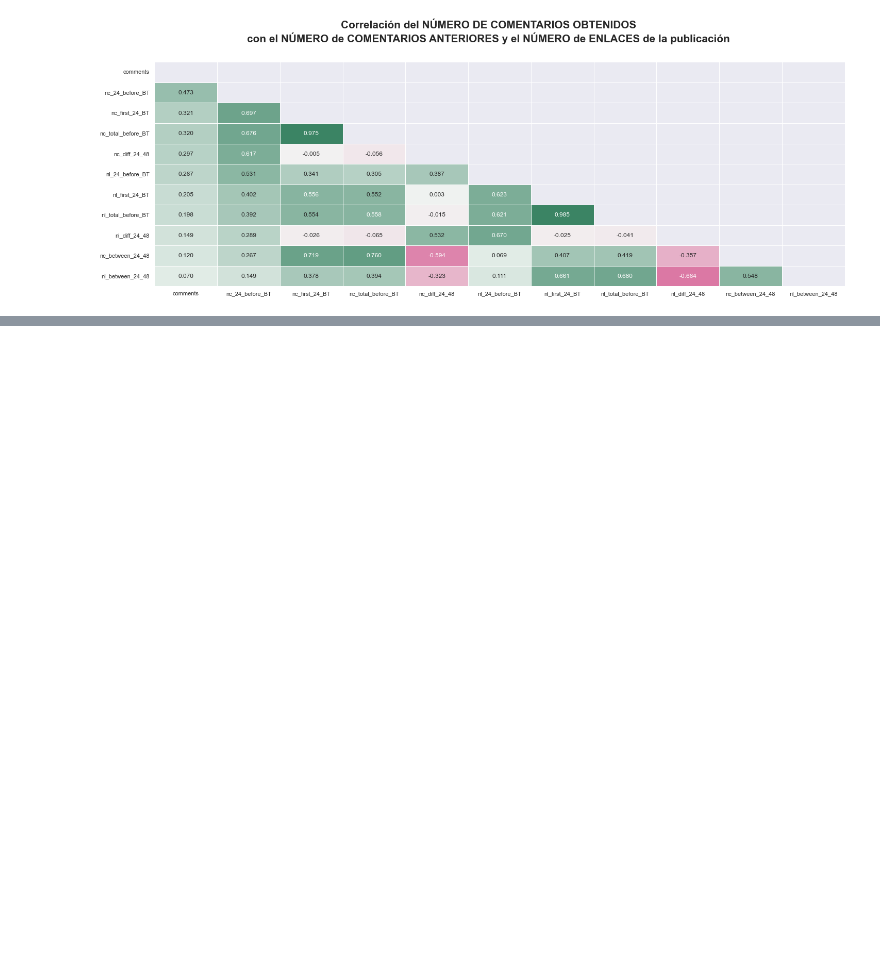
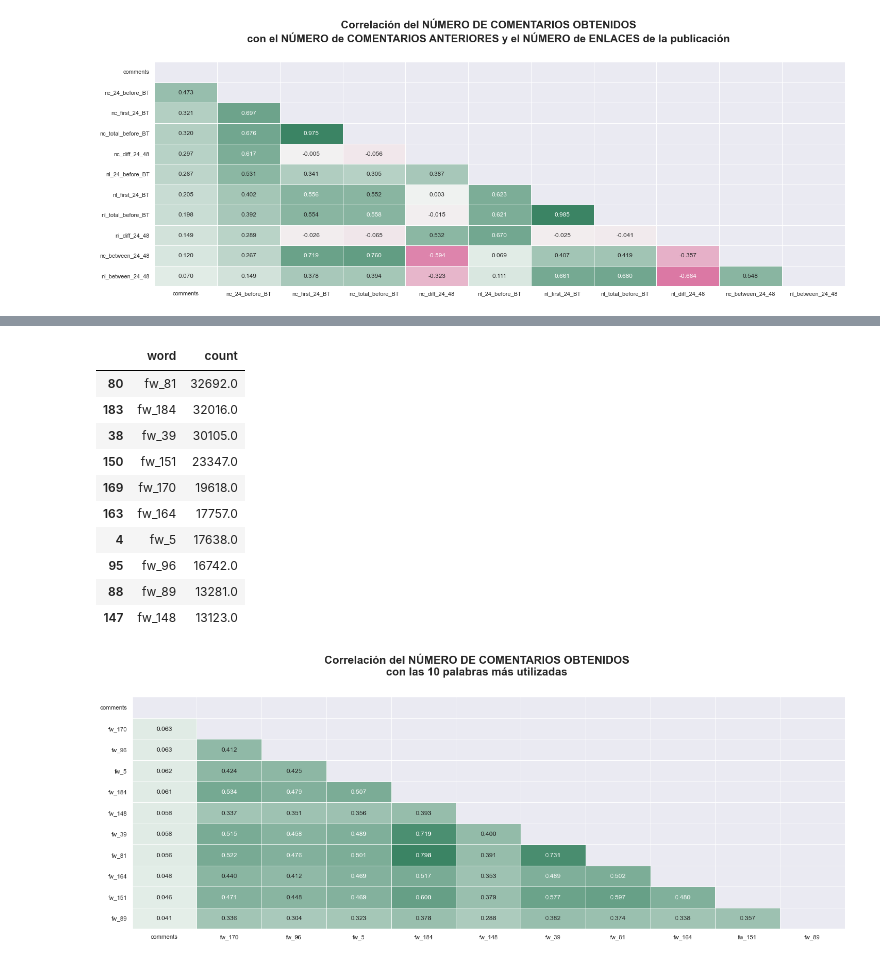
Before and after one commit to jtentor/DHDSFW, a Jupyter notebook: EDA_00.ipynb, the cells around one changed output, grey strips where cells are left out. Drawn from its saved outputs; the diff is of its cells as text; code cells hidden in the pictures; blank space fills up the shorter version.

```diff
--- a/EDA_00.ipynb
+++ b/EDA_00.ipynb
@@ -192,0 +177,33 @@ show_corr(data=data[labels['nc_between_24_48'] + labels['sd_nc_between_24_48'] +
+# %%
+
+def get_frequent_word_counts(data) :
+    u'''
+    '''
+
+    result = pd.DataFrame(columns=['count'], data=data.sum() )
+    result.reset_index(drop=False, inplace=True)
+    result.rename(columns={'index' : 'word'}, inplace=True)
+    result.sort_values(by='count', ascending=False, inplace=True)
+
+    return result
+
+temp = get_frequent_word_counts(data[labels['frequent_word']])
+display(temp[:10])
+
+first_10_words = list(temp['word'][:10])
+
+fig = set_figure(24, 8, suptitle='Correlación del NÚMERO DE COMENTARIOS OBTENIDOS\ncon las 10 palabras más utilizadas')
+show_corr(data=data[first_10_words + [target]], target=target)
+# %% [output]
+|  | word | count |
+| 80 | fw_81 | 32692.0 |
+| 183 | fw_184 | 32016.0 |
+| 38 | fw_39 | 30105.0 |
+| 150 | fw_151 | 23347.0 |
+| 169 | fw_170 | 19618.0 |
+| 163 | fw_164 | 17757.0 |
+| 4 | fw_5 | 17638.0 |
+| 95 | fw_96 | 16742.0 |
+| 88 | fw_89 | 13281.0 |
+| 147 | fw_148 | 13123.0 |
+[figure, added]
```
Also changed, not shown: parts of 18 cells of this notebook, 3 other files.
